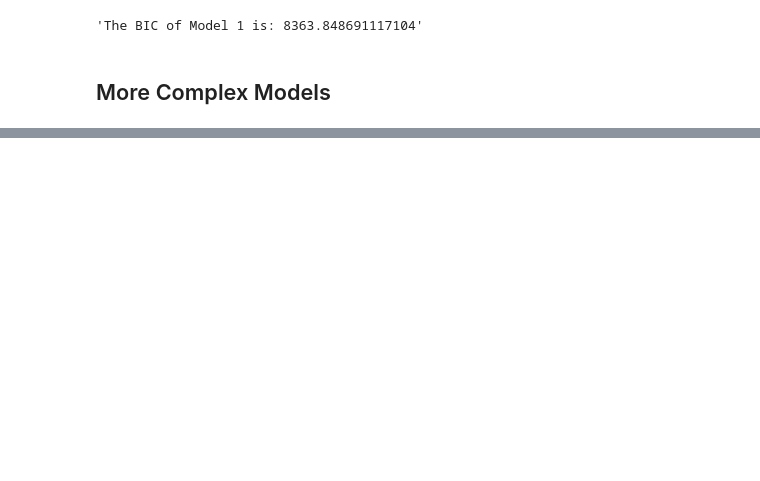
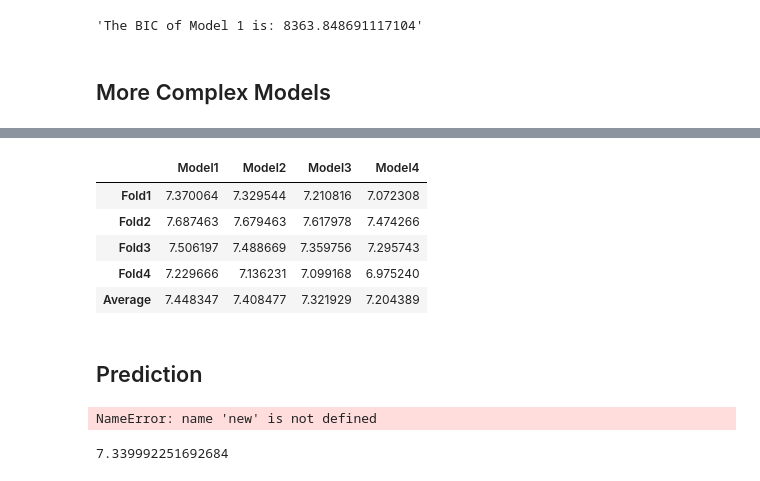
Before and after one commit to szilvasipeter2000/Data-Analysis-3, a Jupyter notebook: assignment-1/assignment-1_working.ipynb, the cells around one changed output, grey strips where cells are left out. Drawn from its saved outputs; the diff is of its cells as text; code cells hidden in the pictures; blank space fills up the shorter version.

```diff
--- a/assignment-1/assignment-1_working.ipynb
+++ b/assignment-1/assignment-1_working.ipynb
@@ -439,0 +506,20 @@ strong multicollinearity problems or that the design matrix is singular.
+# %%
+models = [
+    "w~ age + agesq",
+    "w~ age + agesq + female",
+    "w~ age + agesq + female + white + ed_max_high_school_graduate + ed_some_college + ed_college_degree",
+    "w~ age + agesq + female + white + ed_max_high_school_graduate + ed_some_college + ed_college_degree + federal_gov + local_gov + state_gov + profit_priv + nonprofit_priv"
+]
+
+rmse_values = [] # to store values
+
+# Fit models and store RMSE
+for i, formula in enumerate(models):
+    model = smf.ols(formula, data=data).fit(cov_type="HC1")
+    y_true = data['w']
+    y_pred = model.predict(data)
+    rmses = np.sqrt(mean_squared_error(y_true, y_pred))
+    rmse_values.append((f'Regression: reg{i+1}', rmses))
+
+# Create a DataFrame with RMSE values
+rmse_df = pd.DataFrame(rmse_values, columns=['Model', 'RMSE'])
@@ -439,0 +536,6 @@ strong multicollinearity problems or that the design matrix is singular.
+# %%
+from sklearn.model_selection import KFold
+k = KFold(n_splits=4, shuffle=False, random_state=None)
+# %%
+for train_index, test_index in k.split(data):
+    print(train_index, '\n', '\n', test_index, '\n')
@@ -439,0 +607,26 @@ strong multicollinearity problems or that the design matrix is singular.
+# %%
+cv1 = cv_reg(models[0], data, k, "HC1")
+cv2 = cv_reg(models[1], data, k, "HC1")
+cv3 = cv_reg(models[2], data, k, "HC1")
+cv4 = cv_reg(models[3], data, k, "HC1")
+cv_list = [cv1, cv2, cv3, cv4]
+# %%
+summarize_cv(cv_list)
+# %% [output]
+|  | Model1 | Model2 | Model3 | Model4 |
+| Fold1 | 7.370064 | 7.329544 | 7.210816 | 7.072308 |
+| Fold2 | 7.687463 | 7.679463 | 7.617978 | 7.474266 |
+| Fold3 | 7.506197 | 7.488669 | 7.359756 | 7.295743 |
+| Fold4 | 7.229666 | 7.136231 | 7.099168 | 6.975240 |
+| Average | 7.448347 | 7.408477 | 7.321929 | 7.204389 |
+# %% [markdown]
+## Prediction
+# %%
+p1=reg1.get_prediction(new).summary_frame()
+# %% [output]
+NameError: name 'new' is not defined
+# %%
+#get model3 rmse
+rmse(reg3.fittedvalues,data.w)
+# %% [output]
+7.339992251692684
```
Also changed, not shown: parts of 14 cells of this notebook.
